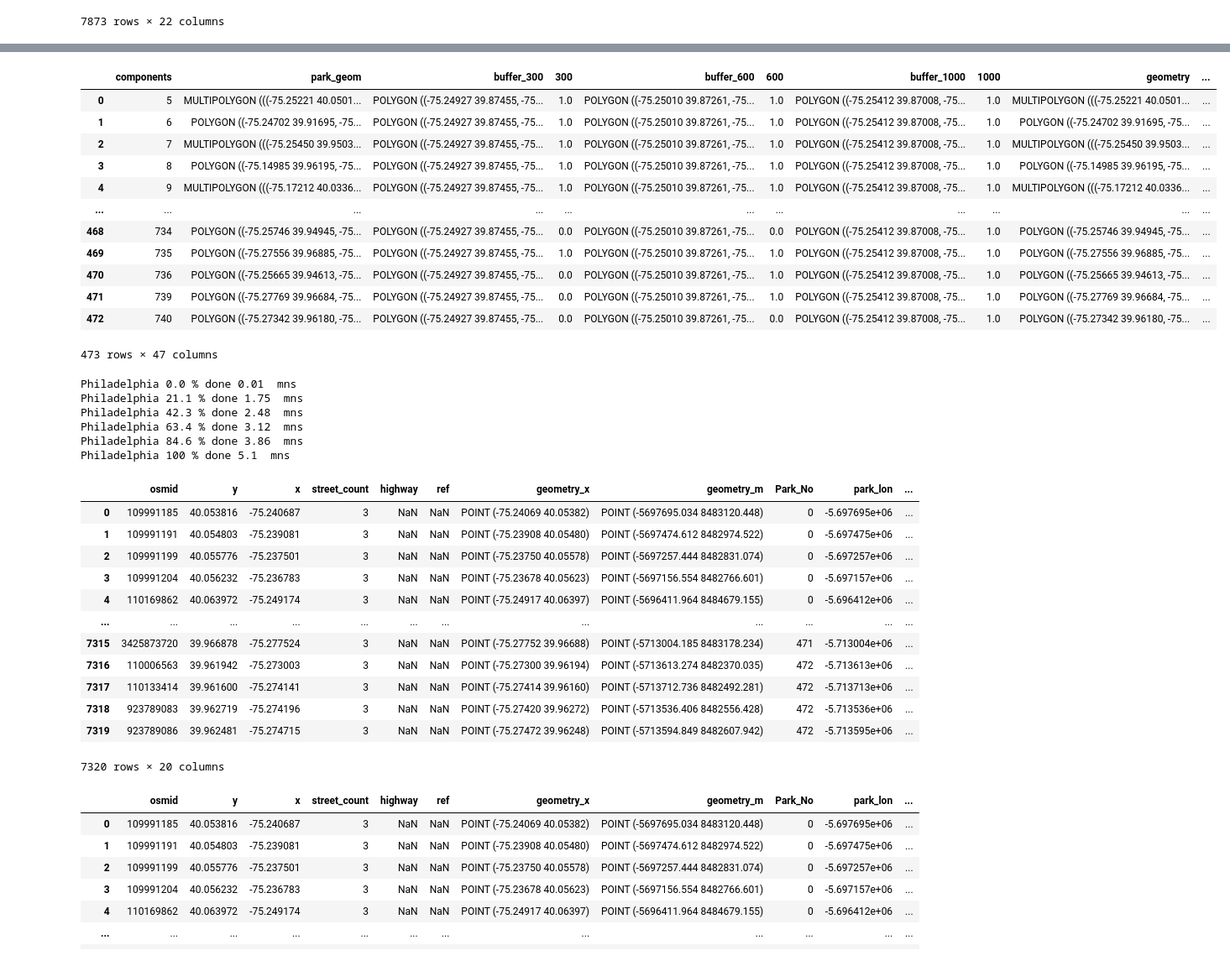
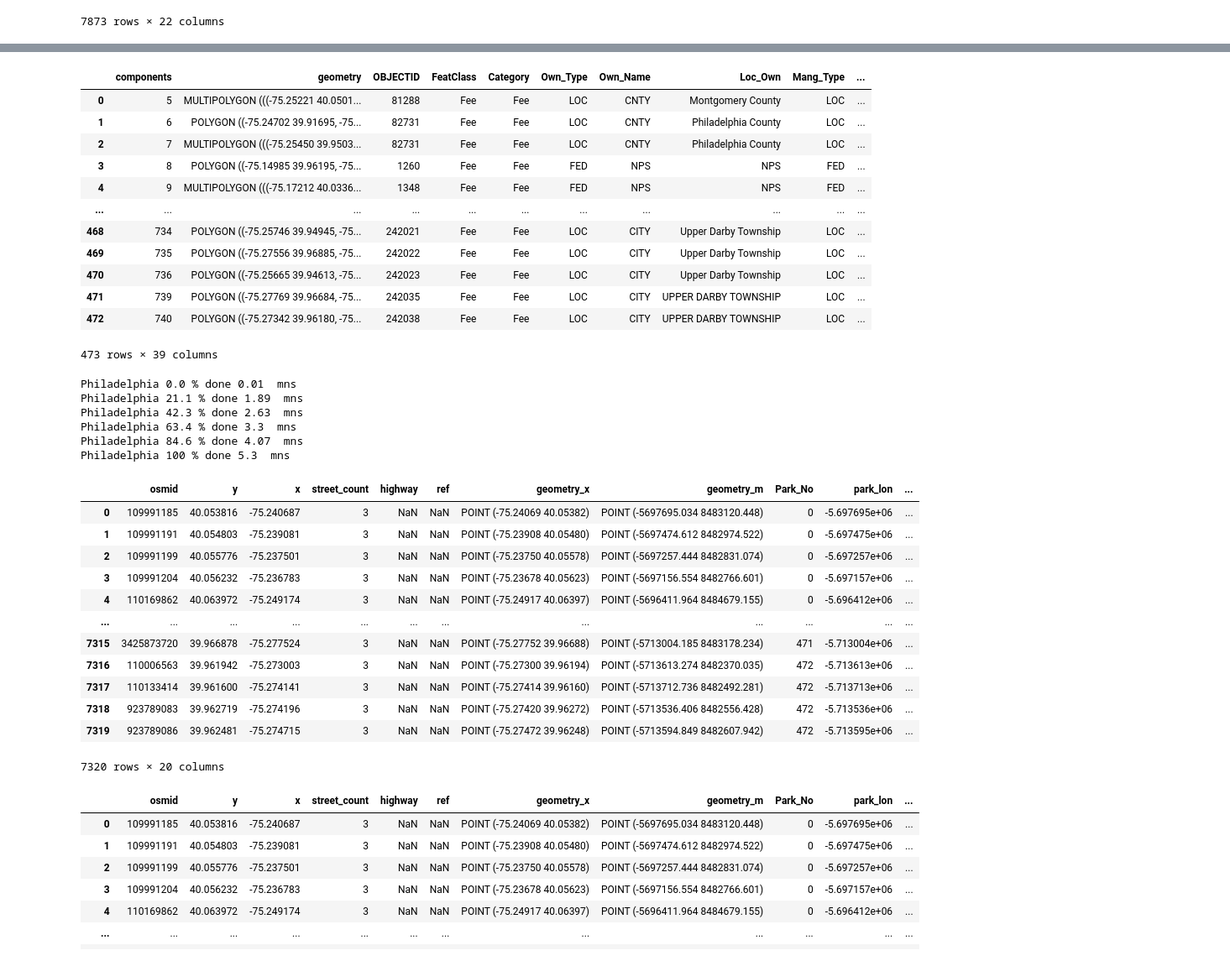
Before and after one commit to Bart-Breekveldt/Urban_Greenspace_Accessibility, a Jupyter notebook: Local Multiple Gravity Model.ipynb, the cells around one changed output, grey strips where cells are left out. Shown: that part at 84% size. Saved outputs shown, nothing was run; the diff lists cells and outputs as text; code cells hidden in the pictures.

```diff
--- a/Local Multiple Gravity Model.ipynb
+++ b/Local Multiple Gravity Model.ipynb
@@ -149,70 +149,48 @@ Philadelphia done 1.94 mns
 # Block 4 city greenspace
 
 parks_in_range = list()
 for i in range(len(cities)):
     path = 'D:/Dumps/Greenspace/' + cities[i].rsplit(',')[0] + '/' + cities[i].rsplit(',')[0] + '_Greenspace.gpkg'
     greenspace = gpd.read_file(path).to_crs(4326)
 
     warnings.filterwarnings("ignore")
 
     green_buffer = gpd.GeoDataFrame(geometry = greenspace['geometry'].to_crs(3043).buffer(one_park_buffer).to_crs(4326))
     greenspace['geometry_w_buffer'] = green_buffer
     greenspace['geometry_w_buffer'] = gpd.GeoSeries(greenspace['geometry_w_buffer'], crs = 4326)
     greenspace['geom buffer diff'] = greenspace['geometry_w_buffer'].difference(greenspace['geometry'])
 
     # This function group components in itself that overlap (with the buffer set of 25 metres)
     # https://stackoverflow.com/questions/68036051/geopandas-self-intersection-grouping
     W = libpysal.weights.fuzzy_contiguity(greenspace['geometry_w_buffer'])
     greenspace['components'] = W.component_labels
     parks = greenspace.dissolve('components')
 
     # Exclude parks below 0.04 ha.
     parks = parks[parks.to_crs(3043).area > min_park_size]
 
     # Get the park buffer
-    parks_t = pd.DataFrame(parks.index).set_index('components')
-    parks_t['park_geom'] = parks['geometry']
-    parks_t = gpd.GeoDataFrame(parks_t, geometry = 'park_geom', crs = 4326)
-    for j in range(len(thresholds)):
-        Bound_buffer = gpd.GeoDataFrame(
-            geometry = np.repeat(bound_df.iloc[i:i+1].to_crs(3043).
-                                 buffer(thresholds[j]).to_crs(4326),len(parks)),
-            crs = 4326).reset_index().iloc[:,1]
-        Bound_buffer.index = parks.index
-        parks_t = parks_t.join(Bound_buffer, how = 'outer')
-        parks_t = parks_t.rename(columns = {'geometry':('buffer_' + str(thresholds[j]))})
-
-        # Check which parks intersect with the city boundary with buffer.
-        parks_within_range = parks_t[parks_t['park_geom'].intersection(parks_t[('buffer_' + str(thresholds[j]))]).area > 0]
-        pwr = pd.DataFrame(parks_within_range.index).set_index('components')
-        pwr[str(thresholds[j])] = 1
-        parks_t = parks_t.join(pwr, how = 'left')
-        parks_t[str(thresholds[j])] = parks_t[str(thresholds[j])].fillna(0)
-    parks_t = parks_t.join(parks)
-
-    thresholds_str = list()
-    for k in range(len(thresholds)): thresholds_str.append(str(thresholds[k]))
-    parks_t = parks_t[(parks_t[thresholds_str] == 1).any(axis = 1)]
+    buffer = gpd.GeoDataFrame(geometry = bound_df.to_crs(3043).buffer(np.max(thresholds)).to_crs(4326), crs = 3043)
+    parks_t = parks[parks.intersection(bound_df['geometry'].to_crs(3043).buffer(1000).to_crs(4326)[0]).area > 0]
     parks_t = parks_t.reset_index()
-    parks_t['geometry_m'] = parks_t['geometry'].to_crs(3043)
 
     parks_in_range.append(parks_t)
 
 parks_in_range[0]
 # %% [output]
-|  | components | park_geom | buffer_300 | 300 | buffer_600 | 600 | buffer_1000 | 1000 | geometry | ... |
-| 0 | 5 | MULTIPOLYGON (((-75.25221 40.0501... | POLYGON ((-75.24927 39.87455, -75... | 1.0 | POLYGON ((-75.25010 39.87261, -75... | 1.0 | POLYGON ((-75.25412 39.87008, -75... | 1.0 | MULTIPOLYGON (((-75.25221 40.0501... | ... |
-| 1 | 6 | POLYGON ((-75.24702 39.91695, -75... | POLYGON ((-75.24927 39.87455, -75... | 1.0 | POLYGON ((-75.25010 39.87261, -75... | 1.0 | POLYGON ((-75.25412 39.87008, -75... | 1.0 | POLYGON ((-75.24702 39.91695, -75... | ... |
-| 2 | 7 | MULTIPOLYGON (((-75.25450 39.9503... | POLYGON ((-75.24927 39.87455, -75... | 1.0 | POLYGON ((-75.25010 39.87261, -75... | 1.0 | POLYGON ((-75.25412 39.87008, -75... | 1.0 | MULTIPOLYGON (((-75.25450 39.9503... | ... |
-| 3 | 8 | POLYGON ((-75.14985 39.96195, -75... | POLYGON ((-75.24927 39.87455, -75... | 1.0 | POLYGON ((-75.25010 39.87261, -75... | 1.0 | POLYGON ((-75.25412 39.87008, -75... | 1.0 | POLYGON ((-75.14985 39.96195, -75... | ... |
-| 4 | 9 | MULTIPOLYGON (((-75.17212 40.0336... | POLYGON ((-75.24927 39.87455, -75... | 1.0 | POLYGON ((-75.25010 39.87261, -75... | 1.0 | POLYGON ((-75.25412 39.87008, -75... | 1.0 | MULTIPOLYGON (((-75.17212 40.0336... | ... |
+|  | components | geometry | OBJECTID | FeatClass | Category | Own_Type | Own_Name | Loc_Own | Mang_Type | ... |
+| 0 | 5 | MULTIPOLYGON (((-75.25221 40.0501... | 81288 | Fee | Fee | LOC | CNTY | Montgomery County | LOC | ... |
+| 1 | 6 | POLYGON ((-75.24702 39.91695, -75... | 82731 | Fee | Fee | LOC | CNTY | Philadelphia County | LOC | ... |
+| 2 | 7 | MULTIPOLYGON (((-75.25450 39.9503... | 82731 | Fee | Fee | LOC | CNTY | Philadelphia County | LOC | ... |
+| 3 | 8 | POLYGON ((-75.14985 39.96195, -75... | 1260 | Fee | Fee | FED | NPS | NPS | FED | ... |
+| 4 | 9 | MULTIPOLYGON (((-75.17212 40.0336... | 1348 | Fee | Fee | FED | NPS | NPS | FED | ... |
 | ... | ... | ... | ... | ... | ... | ... | ... | ... | ... | ... |
-| 468 | 734 | POLYGON ((-75.25746 39.94945, -75... | POLYGON ((-75.24927 39.87455, -75... | 0.0 | POLYGON ((-75.25010 39.87261, -75... | 0.0 | POLYGON ((-75.25412 39.87008, -75... | 1.0 | POLYGON ((-75.25746 39.94945, -75... | ... |
-| 469 | 735 | POLYGON ((-75.27556 39.96885, -75... | POLYGON ((-75.24927 39.87455, -75... | 1.0 | POLYGON ((-75.25010 39.87261, -75... | 1.0 | POLYGON ((-75.25412 39.87008, -75... | 1.0 | POLYGON ((-75.27556 39.96885, -75... | ... |
-| 470 | 736 | POLYGON ((-75.25665 39.94613, -75... | POLYGON ((-75.24927 39.87455, -75... | 0.0 | POLYGON ((-75.25010 39.87261, -75... | 1.0 | POLYGON ((-75.25412 39.87008, -75... | 1.0 | POLYGON ((-75.25665 39.94613, -75... | ... |
-| 471 | 739 | POLYGON ((-75.27769 39.96684, -75... | POLYGON ((-75.24927 39.87455, -75... | 0.0 | POLYGON ((-75.25010 39.87261, -75... | 1.0 | POLYGON ((-75.25412 39.87008, -75... | 1.0 | POLYGON ((-75.27769 39.96684, -75... | ... |
-| 472 | 740 | POLYGON ((-75.27342 39.96180, -75... | POLYGON ((-75.24927 39.87455, -75... | 0.0 | POLYGON ((-75.25010 39.87261, -75... | 0.0 | POLYGON ((-75.25412 39.87008, -75... | 1.0 | POLYGON ((-75.27342 39.96180, -75... | ... |
+| 468 | 734 | POLYGON ((-75.25746 39.94945, -75... | 242021 | Fee | Fee | LOC | CITY | Upper Darby Township | LOC | ... |
+| 469 | 735 | POLYGON ((-75.27556 39.96885, -75... | 242022 | Fee | Fee | LOC | CITY | Upper Darby Township | LOC | ... |
+| 470 | 736 | POLYGON ((-75.25665 39.94613, -75... | 242023 | Fee | Fee | LOC | CITY | Upper Darby Township | LOC | ... |
+| 471 | 739 | POLYGON ((-75.27769 39.96684, -75... | 242035 | Fee | Fee | LOC | CITY | UPPER DARBY TOWNSHIP | LOC | ... |
+| 472 | 740 | POLYGON ((-75.27342 39.96180, -75... | 242038 | Fee | Fee | LOC | CITY | UPPER DARBY TOWNSHIP | LOC | ... |
-473 rows × 47 columns
+473 rows × 39 columns
 # %%
 # Block 5 park entry points
 start_time = time.time()
@@ -267,11 +245,11 @@ for j in range(len(cities)):
 ParkRoads[0]
 # %% [output]
 Philadelphia 0.0 % done 0.01  mns
-Philadelphia 21.1 % done 1.75  mns
-Philadelphia 42.3 % done 2.48  mns
-Philadelphia 63.4 % done 3.12  mns
-Philadelphia 84.6 % done 3.86  mns
-Philadelphia 100 % done 5.1  mns
+Philadelphia 21.1 % done 1.89  mns
+Philadelphia 42.3 % done 2.63  mns
+Philadelphia 63.4 % done 3.3  mns
+Philadelphia 84.6 % done 4.07  mns
+Philadelphia 100 % done 5.3  mns
 |  | osmid | y | x | street_count | highway | ref | geometry_x | geometry_m | Park_No | park_lon | ... |
 | 0 | 109991185 | 40.053816 | -75.240687 | 3 | NaN | NaN | POINT (-75.24069 40.05382) | POINT (-5697695.034 8483120.448) | 0 | -5.697695e+06 | ... |
 | 1 | 109991191 | 40.054803 | -75.239081 | 3 | NaN | NaN | POINT (-75.23908 40.05480) | POINT (-5697474.612 8482974.522) | 0 | -5.697475e+06 | ... |
```
Also changed, not shown: parts of 7 cells of this notebook.
